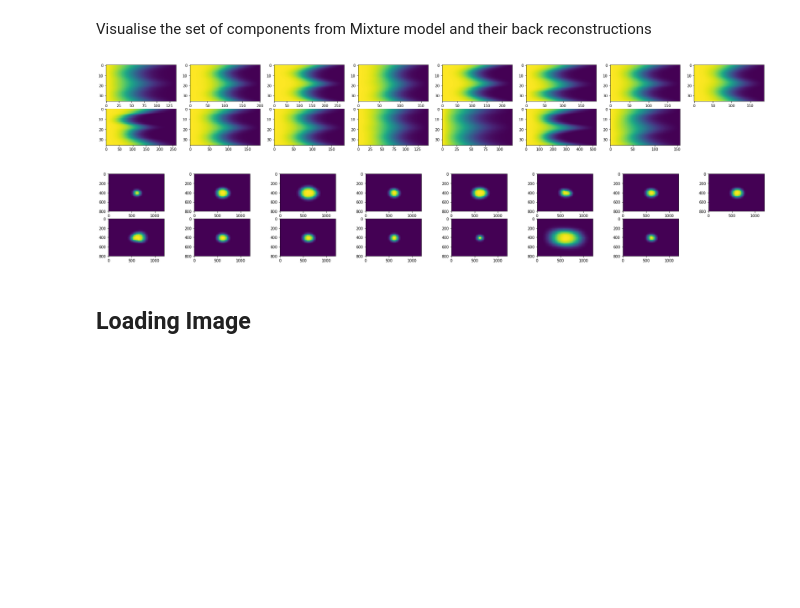
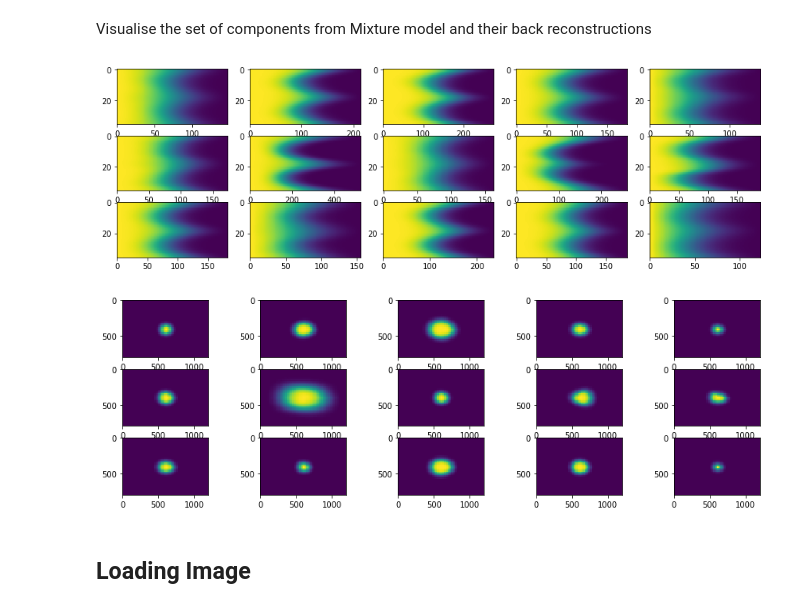
Before and after one commit to Borda/pyImSegm, a Jupyter notebook: notebooks/RG2Sp_region-growing.ipynb, the cells around one changed output. Saved outputs shown, nothing was run; the diff lists cells and outputs as text; code cells hidden in the pictures; blank space fills up the shorter version.

```diff
--- a/notebooks/RG2Sp_region-growing.ipynb
+++ b/notebooks/RG2Sp_region-growing.ipynb
@@ -107,18 +107,18 @@ model = file_model['mix_model']
 # %% [markdown]
 Visualise the set of components from Mixture model and their back reconstructions
 # %%
-subfig_per_row = 8
+subfig_per_row = 5
 subfig_per_col = int(np.ceil(len(list_mean_cdf) / float(subfig_per_row)))
-fig = plt.figure(figsize=(4 * subfig_per_row, 2 * subfig_per_col))
+fig = plt.figure(figsize=(3 * subfig_per_row, 1.5 * subfig_per_col))
 for i in range(len(list_mean_cdf)):
     plt.subplot(subfig_per_col, subfig_per_row, i+1), plt.imshow(list_mean_cdf[i][1], aspect='auto')
-fig = plt.figure(figsize=(4 * subfig_per_row, 2 * subfig_per_col))
+fig = plt.figure(figsize=(3 * subfig_per_row, 1.5 * subfig_per_col))
 for i in range(len(list_mean_cdf)):
     plt.subplot(subfig_per_col, subfig_per_row, i+1)
     plt.imshow(compute_prior_map(list_mean_cdf[i][1], size=(800, 1200), step=25))
 # %% [output]
-[figure, old version]
+[figure, new version]
-[figure, old version]
+[figure, new version]
 # %% [markdown]
 ## Loading Image
 # %%
```
Also changed, not shown: parts of 15 cells of this notebook, 5 other files.
